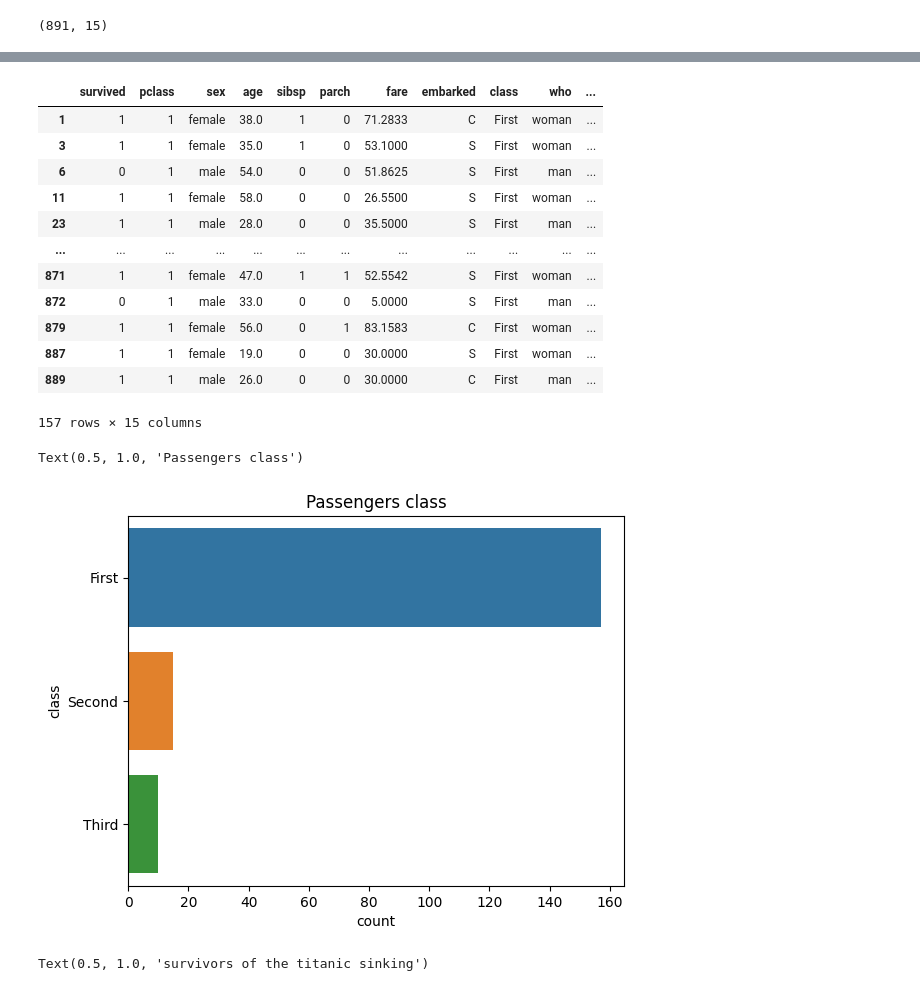
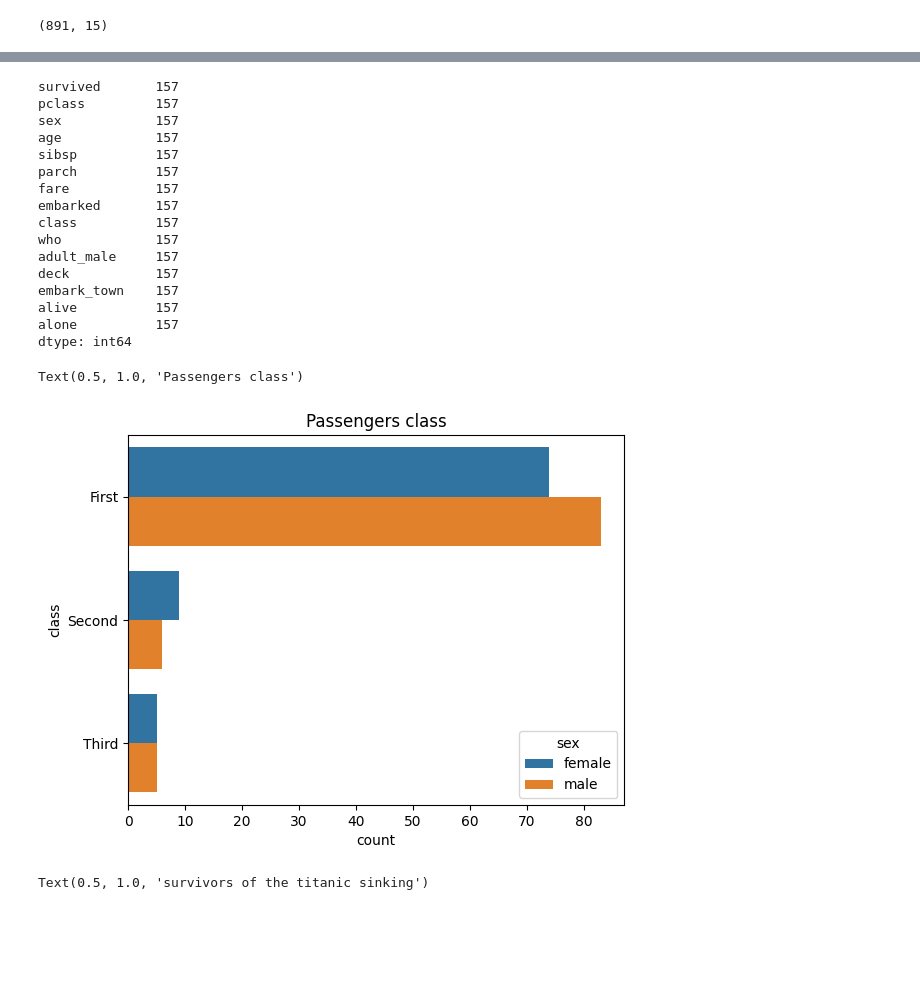
Before and after one commit to gas2345678/data_analysis-portfolio, a Jupyter notebook: Python/data_analysis_visualizations/titanic.ipynb, the cells around one changed output, grey strips where cells are left out. Saved outputs shown, nothing was run; the diff lists cells and outputs as text; code cells hidden in the pictures; blank space fills up the shorter version.

Commit message:
titanic file modified

```diff
--- a/Python/data_analysis_visualizations/titanic.ipynb
+++ b/Python/data_analysis_visualizations/titanic.ipynb
@@ -31,25 +38,29 @@ titanic.loc[titanic["sex"] == "female"]
 # %%
 #display first class passengers
-titanic.loc[titanic["class"] == "First"]
+male_passengers = titanic.loc[titanic["class"] == "First"]
+print(male_passengers.count())
 # %% [output]
-|  | survived | pclass | sex | age | sibsp | parch | fare | embarked | class | who | ... |
-| 1 | 1 | 1 | female | 38.0 | 1 | 0 | 71.2833 | C | First | woman | ... |
-| 3 | 1 | 1 | female | 35.0 | 1 | 0 | 53.1000 | S | First | woman | ... |
-| 6 | 0 | 1 | male | 54.0 | 0 | 0 | 51.8625 | S | First | man | ... |
-| 11 | 1 | 1 | female | 58.0 | 0 | 0 | 26.5500 | S | First | woman | ... |
-| 23 | 1 | 1 | male | 28.0 | 0 | 0 | 35.5000 | S | First | man | ... |
-| ... | ... | ... | ... | ... | ... | ... | ... | ... | ... | ... | ... |
-| 871 | 1 | 1 | female | 47.0 | 1 | 1 | 52.5542 | S | First | woman | ... |
-| 872 | 0 | 1 | male | 33.0 | 0 | 0 | 5.0000 | S | First | man | ... |
-| 879 | 1 | 1 | female | 56.0 | 0 | 1 | 83.1583 | C | First | woman | ... |
-| 887 | 1 | 1 | female | 19.0 | 0 | 0 | 30.0000 | S | First | woman | ... |
-| 889 | 1 | 1 | male | 26.0 | 0 | 0 | 30.0000 | C | First | man | ... |
-157 rows × 15 columns
+survived       157
+pclass         157
+sex            157
+age            157
+sibsp          157
+parch          157
+fare           157
+embarked       157
+class          157
+who            157
+adult_male     157
+deck           157
+embark_town    157
+alive          157
+alone          157
+dtype: int64
 # %%
-
-passengers_class = sb.countplot(data=titanic,y="class",hue="class")
+# ¿How many passengers women and men died in the accident?
+passengers_class = sb.countplot(data=titanic,y="class",hue="sex")
 passengers_class.set_title("Passengers class")
 # %% [output]
 Text(0.5, 1.0, 'Passengers class')
-[figure, old version]
+[figure, new version]
 # %%
```
Also changed, not shown: parts of 4 cells of this notebook.
